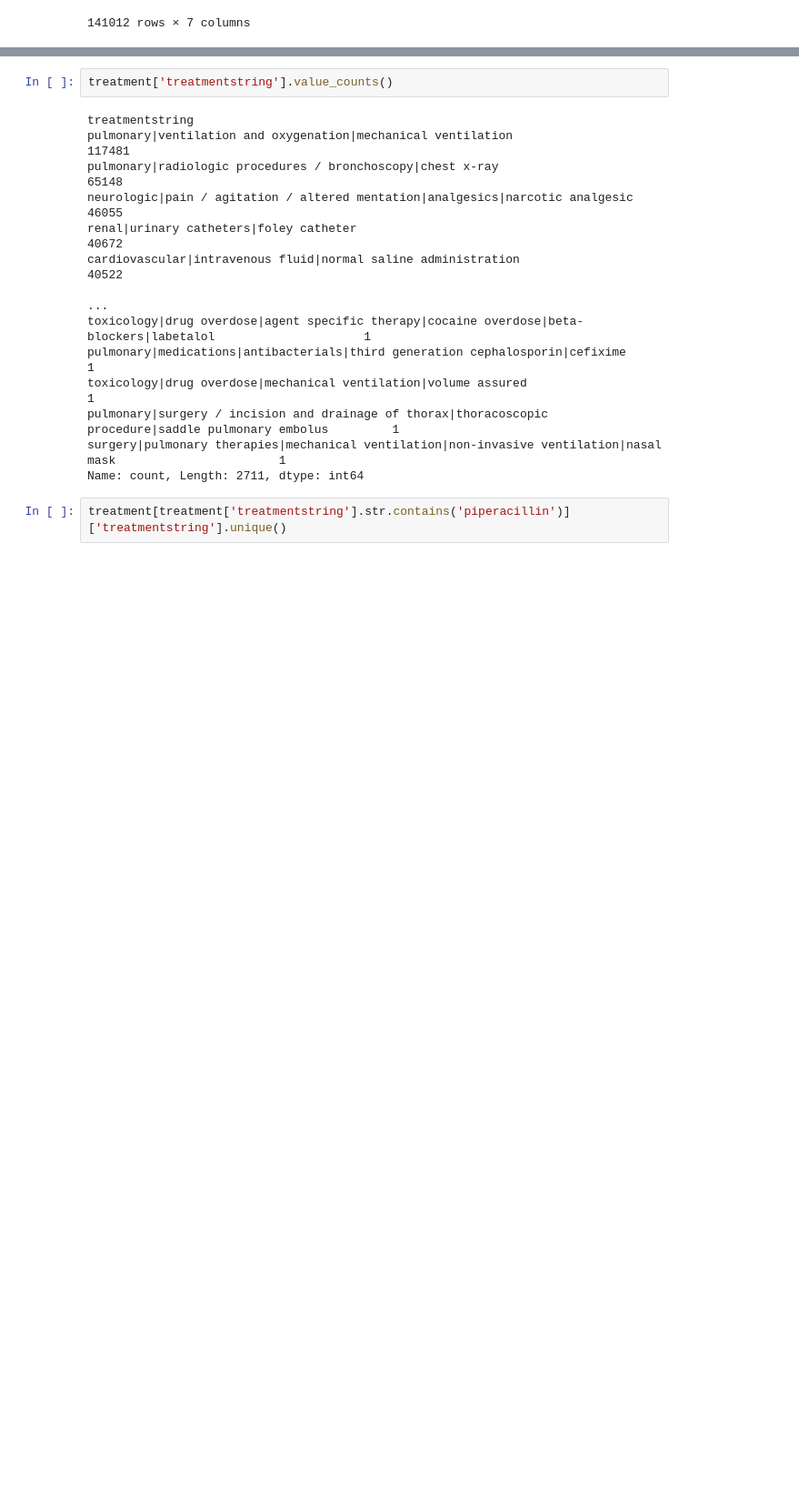
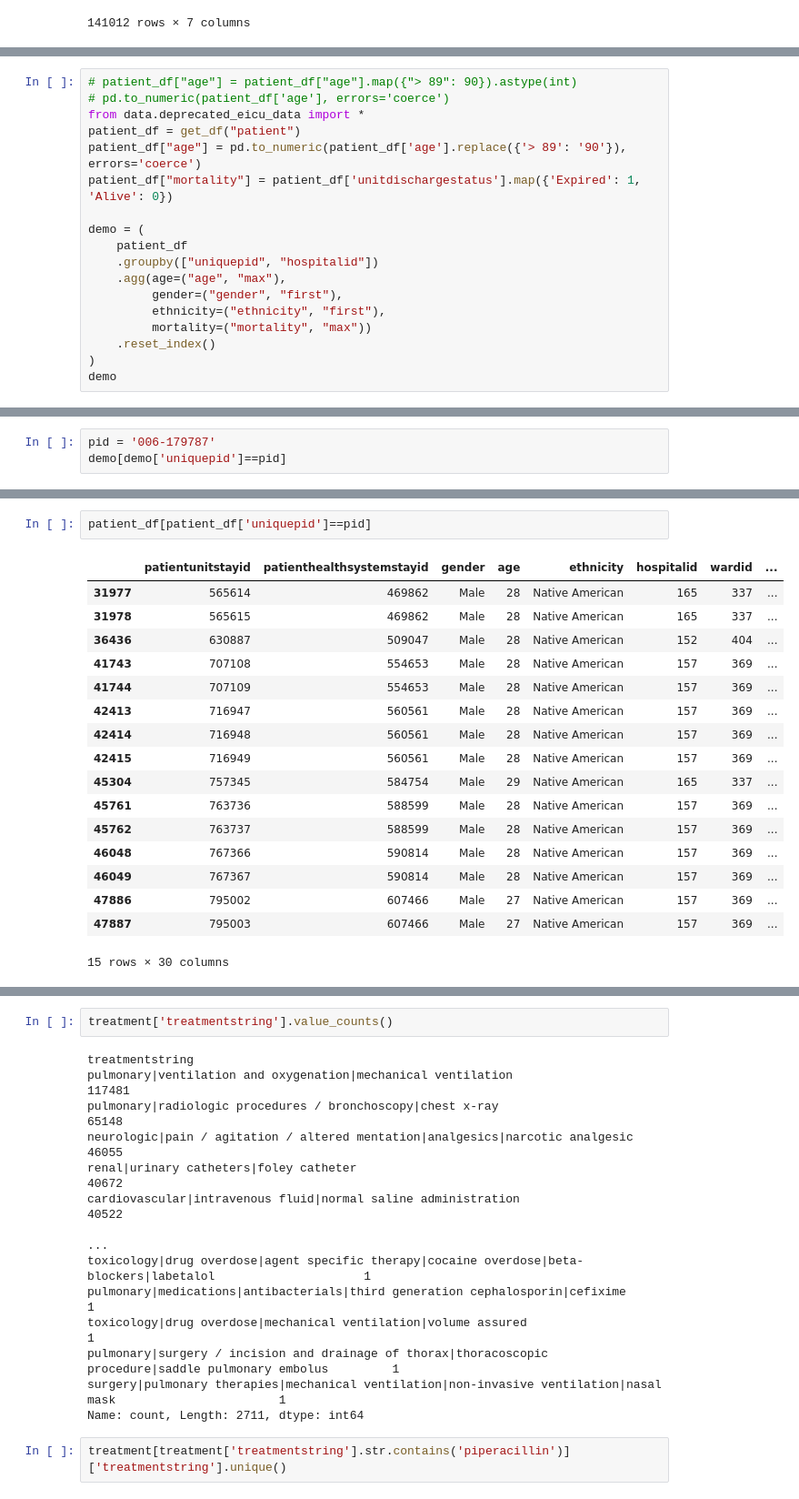
Before and after one commit to hhaller0826/ehr-ncm, a Jupyter notebook: exp.ipynb, the cells around one changed output, grey strips where cells are left out. Shown at 91% size. Saved outputs shown, nothing was run; the diff lists cells and outputs as text; blank space fills up the shorter version.

```diff
--- a/exp.ipynb
+++ b/exp.ipynb
@@ -156,0 +289,18 @@ dtype: float64
+# %%
+# patient_df["age"] = patient_df["age"].map({"> 89": 90}).astype(int)
+# pd.to_numeric(patient_df['age'], errors='coerce')
+from data.deprecated_eicu_data import *
+patient_df = get_df("patient")
+patient_df["age"] = pd.to_numeric(patient_df['age'].replace({'> 89': '90'}), errors='coerce')
+patient_df["mortality"] = patient_df['unitdischargestatus'].map({'Expired': 1, 'Alive': 0})
+
+demo = (
+    patient_df
+    .groupby(["uniquepid", "hospitalid"])
+    .agg(age=("age", "max"),
+         gender=("gender", "first"),
+         ethnicity=("ethnicity", "first"),
+         mortality=("mortality", "max"))
+    .reset_index()
+)
+demo
@@ -156,0 +373,3 @@ dtype: float64
+# %%
+pid = '006-179787'
+demo[demo['uniquepid']==pid]
@@ -157 +395,21 @@ dtype: float64
+# %%
+patient_df[patient_df['uniquepid']==pid]
+# %% [output]
+|  | patientunitstayid | patienthealthsystemstayid | gender | age | ethnicity | hospitalid | wardid | ... |
+| 31977 | 565614 | 469862 | Male | 28 | Native American | 165 | 337 | ... |
+| 31978 | 565615 | 469862 | Male | 28 | Native American | 165 | 337 | ... |
+| 36436 | 630887 | 509047 | Male | 28 | Native American | 152 | 404 | ... |
+| 41743 | 707108 | 554653 | Male | 28 | Native American | 157 | 369 | ... |
+| 41744 | 707109 | 554653 | Male | 28 | Native American | 157 | 369 | ... |
+| 42413 | 716947 | 560561 | Male | 28 | Native American | 157 | 369 | ... |
+| 42414 | 716948 | 560561 | Male | 28 | Native American | 157 | 369 | ... |
+| 42415 | 716949 | 560561 | Male | 28 | Native American | 157 | 369 | ... |
+| 45304 | 757345 | 584754 | Male | 29 | Native American | 165 | 337 | ... |
+| 45761 | 763736 | 588599 | Male | 28 | Native American | 157 | 369 | ... |
+| 45762 | 763737 | 588599 | Male | 28 | Native American | 157 | 369 | ... |
+| 46048 | 767366 | 590814 | Male | 28 | Native American | 157 | 369 | ... |
+| 46049 | 767367 | 590814 | Male | 28 | Native American | 157 | 369 | ... |
+| 47886 | 795002 | 607466 | Male | 27 | Native American | 157 | 369 | ... |
+| 47887 | 795003 | 607466 | Male | 27 | Native American | 157 | 369 | ... |
+15 rows × 30 columns
 # %%
```
Also changed, not shown: parts of 66 cells of this notebook, 14 other files.
